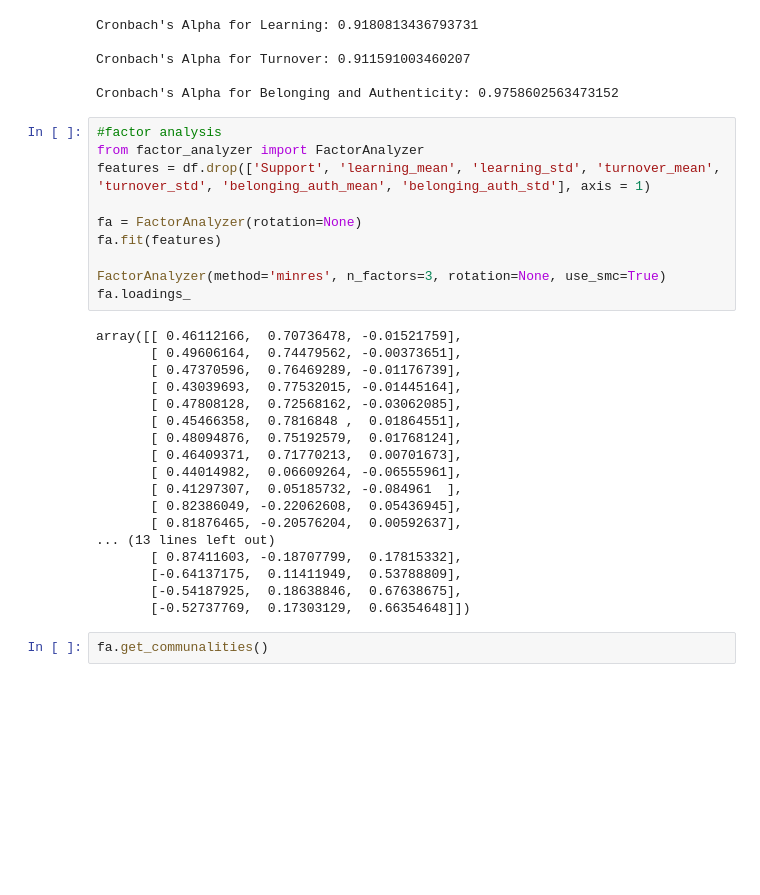
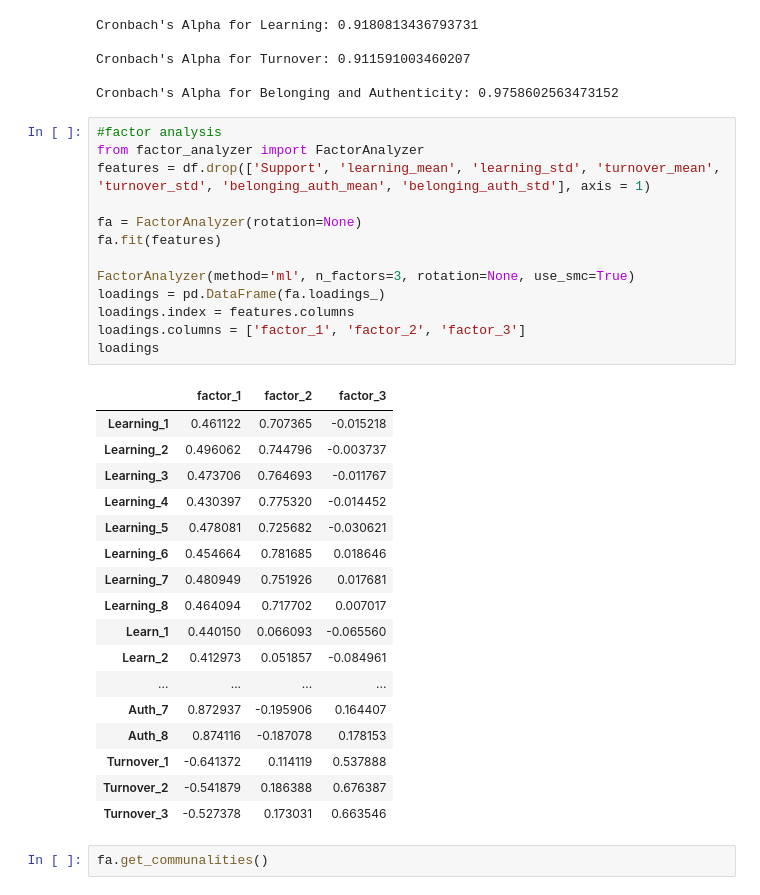
Before and after one commit to sam-cannon/AOM, a Jupyter notebook: AOM_Measure_Data.ipynb, the cells around one changed output. Saved outputs shown, nothing was run; the diff lists cells and outputs as text; blank space fills up the shorter version.

```diff
--- a/AOM_Measure_Data.ipynb
+++ b/AOM_Measure_Data.ipynb
@@ -149,31 +149,34 @@ Cronbach's Alpha for Belonging and Authenticity: 0.9758602563473152
 # %%
 #factor analysis
 from factor_analyzer import FactorAnalyzer
 features = df.drop(['Support', 'learning_mean', 'learning_std', 'turnover_mean', 'turnover_std', 'belonging_auth_mean', 'belonging_auth_std'], axis = 1)
 
 fa = FactorAnalyzer(rotation=None)
 fa.fit(features)
 
-FactorAnalyzer(method='minres', n_factors=3, rotation=None, use_smc=True)
-fa.loadings_
+FactorAnalyzer(method='ml', n_factors=3, rotation=None, use_smc=True)
+loadings = pd.DataFrame(fa.loadings_)
+loadings.index = features.columns
+loadings.columns = ['factor_1', 'factor_2', 'factor_3']
+loadings
 # %% [output]
-array([[ 0.46112166,  0.70736478, -0.01521759],
-       [ 0.49606164,  0.74479562, -0.00373651],
-       [ 0.47370596,  0.76469289, -0.01176739],
-       [ 0.43039693,  0.77532015, -0.01445164],
-       [ 0.47808128,  0.72568162, -0.03062085],
-       [ 0.45466358,  0.7816848 ,  0.01864551],
-       [ 0.48094876,  0.75192579,  0.01768124],
-       [ 0.46409371,  0.71770213,  0.00701673],
-       [ 0.44014982,  0.06609264, -0.06555961],
-       [ 0.41297307,  0.05185732, -0.084961  ],
-       [ 0.82386049, -0.22062608,  0.05436945],
-       [ 0.81876465, -0.20576204,  0.00592637],
-... (13 lines left out)
-       [ 0.87411603, -0.18707799,  0.17815332],
-       [-0.64137175,  0.11411949,  0.53788809],
-       [-0.54187925,  0.18638846,  0.67638675],
-       [-0.52737769,  0.17303129,  0.66354648]])
+|  | factor_1 | factor_2 | factor_3 |
+| Learning_1 | 0.461122 | 0.707365 | -0.015218 |
+| Learning_2 | 0.496062 | 0.744796 | -0.003737 |
+| Learning_3 | 0.473706 | 0.764693 | -0.011767 |
+| Learning_4 | 0.430397 | 0.775320 | -0.014452 |
+| Learning_5 | 0.478081 | 0.725682 | -0.030621 |
+| Learning_6 | 0.454664 | 0.781685 | 0.018646 |
+| Learning_7 | 0.480949 | 0.751926 | 0.017681 |
+| Learning_8 | 0.464094 | 0.717702 | 0.007017 |
+| Learn_1 | 0.440150 | 0.066093 | -0.065560 |
+| Learn_2 | 0.412973 | 0.051857 | -0.084961 |
+| ... | ... | ... | ... |
+| Auth_7 | 0.872937 | -0.195906 | 0.164407 |
+| Auth_8 | 0.874116 | -0.187078 | 0.178153 |
+| Turnover_1 | -0.641372 | 0.114119 | 0.537888 |
+| Turnover_2 | -0.541879 | 0.186388 | 0.676387 |
+| Turnover_3 | -0.527378 | 0.173031 | 0.663546 |
 # %%
 fa.get_communalities()
 # %% [output]
```
Also changed, not shown: parts of 2 cells of this notebook.
